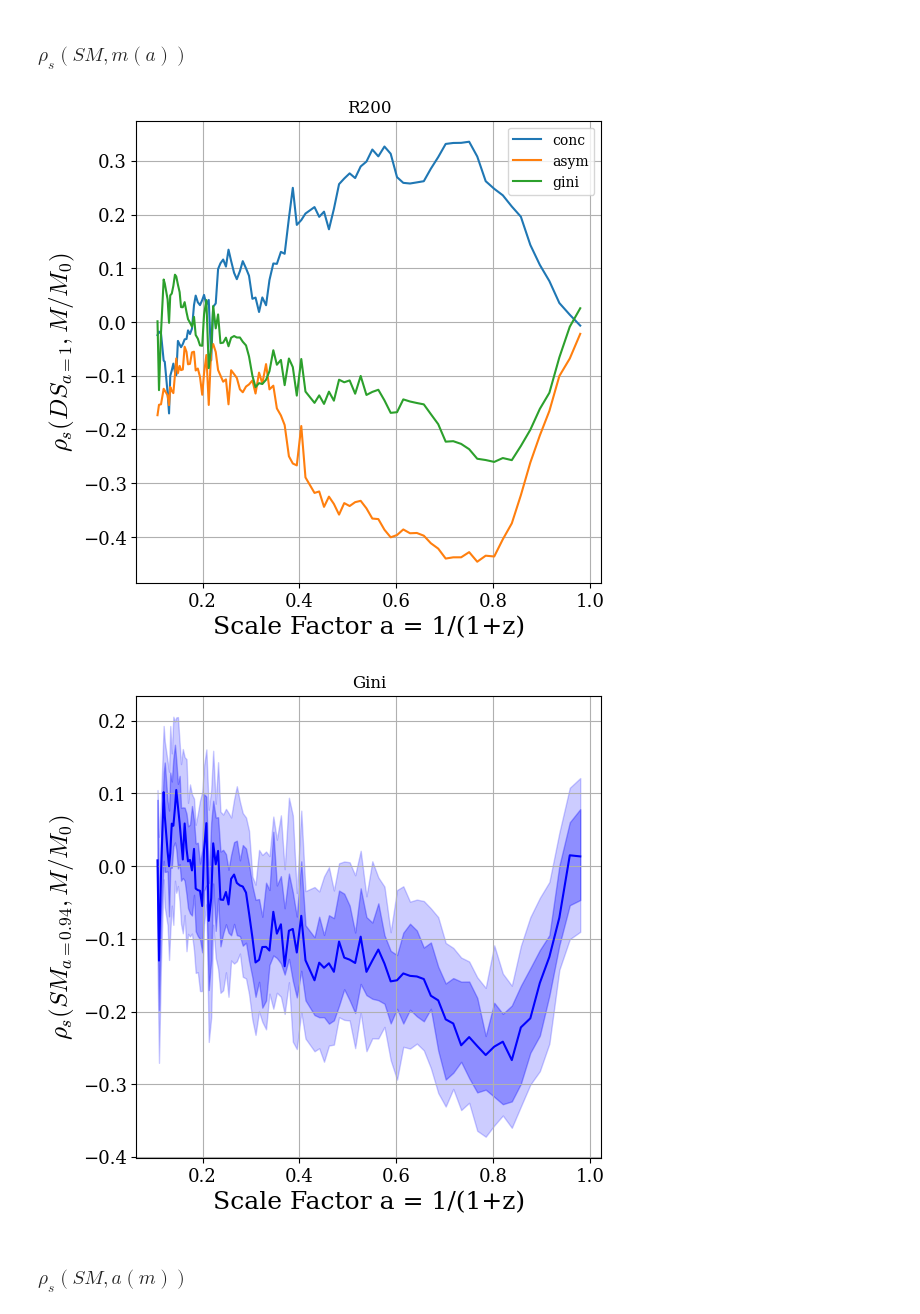
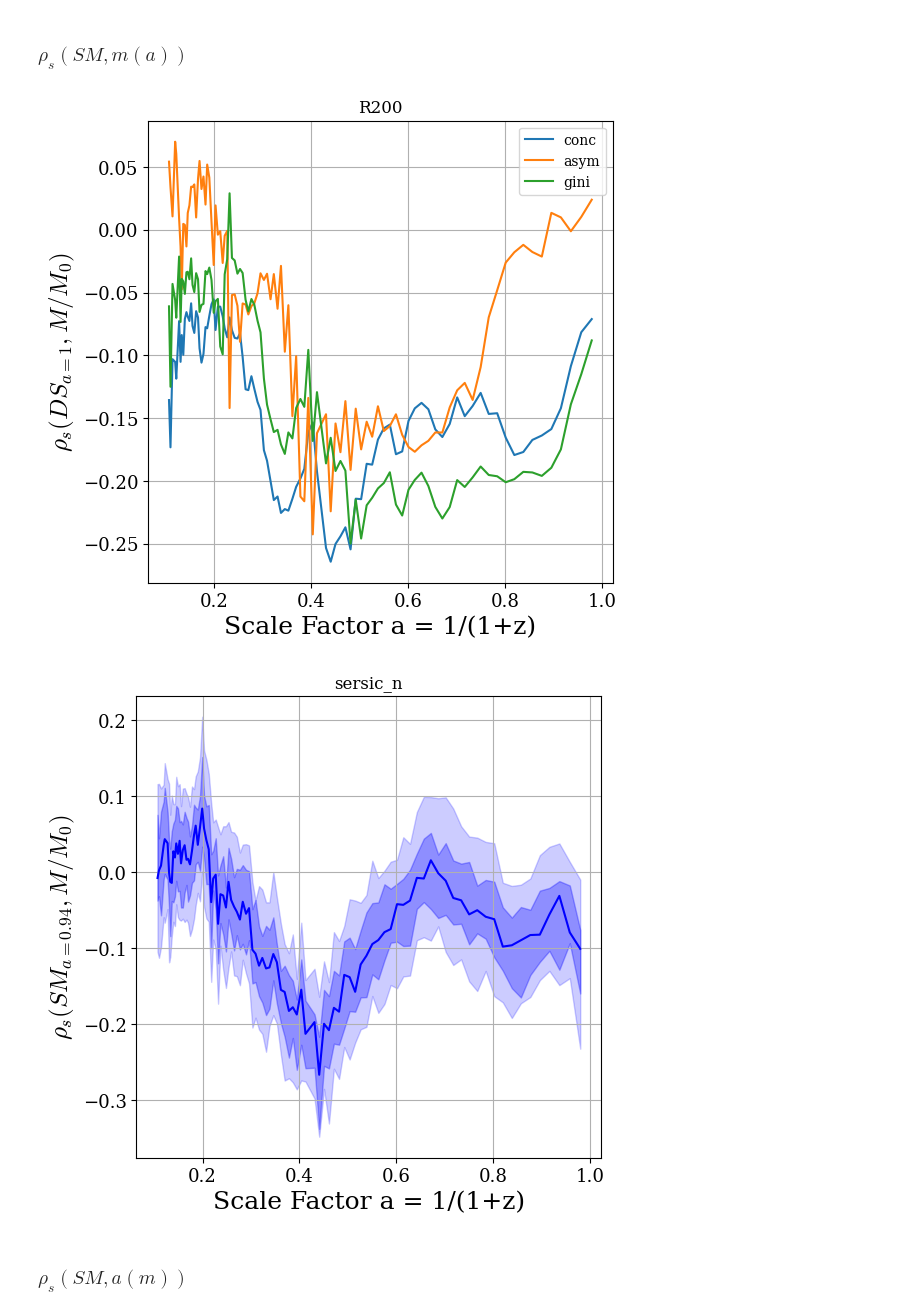
Before and after one commit to Kabelo-T/cluster_morph, a Jupyter notebook: cluster_morphs.ipynb, the cells around one changed output. Cells and saved outputs as stored; diff of their text form; code cells hidden in the pictures.

```diff
--- a/cluster_morphs.ipynb
+++ b/cluster_morphs.ipynb
@@ -41,7 +41,7 @@ plt.show()
 ### $\rho_s(SM, m(a))$
 # %%
 sm_df = futils.get_morphologies(
-    'results/gadgetx3k_140_rin50kpc_rout1Mpc_.csv')
+    'results/gadgetx3k_205_0.05Mpc_.csv')
 mah_df_dict = futils.get_mah_all('data/gadgetx3k_20/AHFHaloHistory/')
 # %%
 mah_sm_dict, corrs_list, filtered_z_list = corutils.build_ma_corrs(mah_df_dict, sm_df)
@@ -74,25 +74,25 @@ axs.grid()
 plt.legend()
 plt.show()
 # %% [output]
-[figure, old version]
+[figure, new version]
 # %%
-p10 = datutils.get_perc(mah_sm_dict, param='Gini', q=10)
-p25 = datutils.get_perc(mah_sm_dict, param='Gini', q=25)
-p50 = datutils.get_perc(mah_sm_dict, param='Gini', q=50)
-p75 = datutils.get_perc(mah_sm_dict, param='Gini', q=75)
-p90 = datutils.get_perc(mah_sm_dict, param='Gini', q=90)
+p10 = datutils.get_perc(mah_sm_dict, param='sersic_n', q=10)
+p25 = datutils.get_perc(mah_sm_dict, param='sersic_n', q=25)
+p50 = datutils.get_perc(mah_sm_dict, param='sersic_n', q=50)
+p75 = datutils.get_perc(mah_sm_dict, param='sersic_n', q=75)
+p90 = datutils.get_perc(mah_sm_dict, param='sersic_n', q=90)
 # %%
 fig, axs = plt.subplots(nrows=1, ncols=1, figsize=(6, 6))
-axs.set_title('Gini')
+axs.set_title('sersic_n')
 axs.plot(aexp, p50, color='b')
 axs.fill_between(aexp, p10, p90, color='b', alpha=0.2)
 axs.fill_between(aexp, p25, p75, color='b', alpha=0.3)
 axs.set_xlabel('Scale Factor a = 1/(1+z)')
 axs.set_ylabel(r'$\rho_s (SM_{a=0.94}, M/M_0)$')
 axs.grid()
 plt.show()
 # %% [output]
-[figure, old version]
+[figure, new version]
 # %% [markdown]
 ### $\rho_s(SM, a(m))$
 # %%
```
Also changed, not shown: parts of 1 cell of this notebook, 5 other files.
